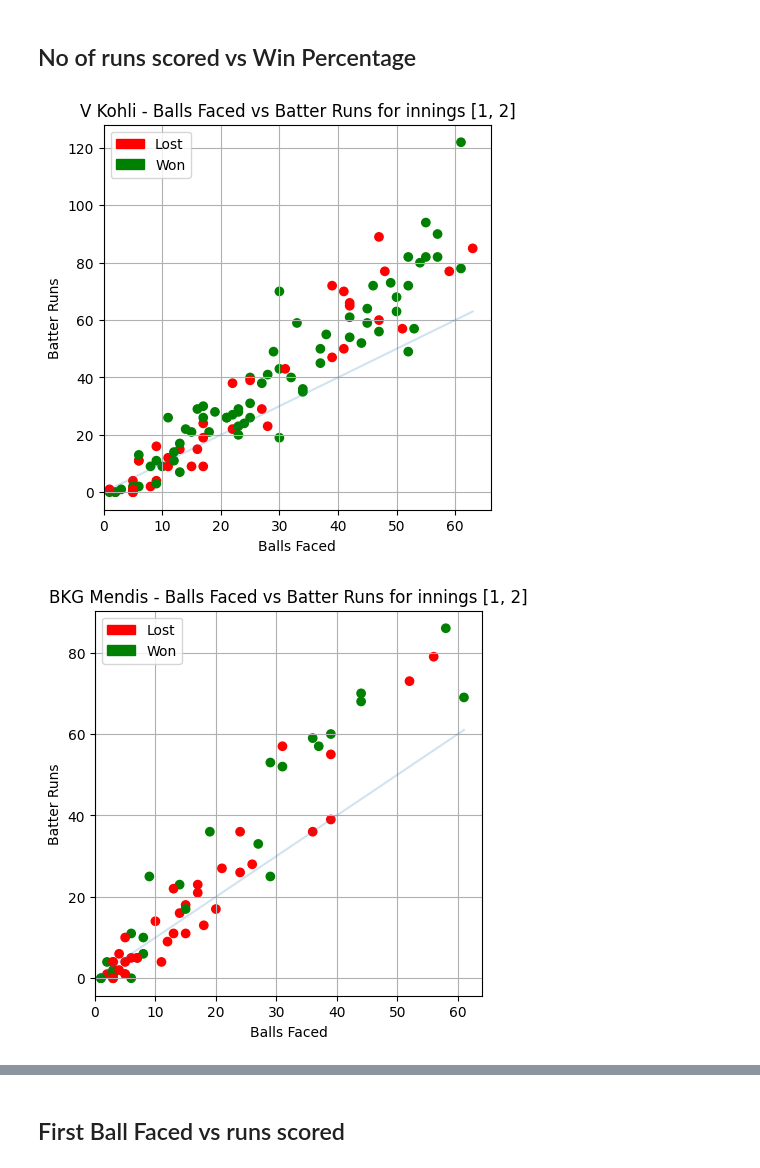
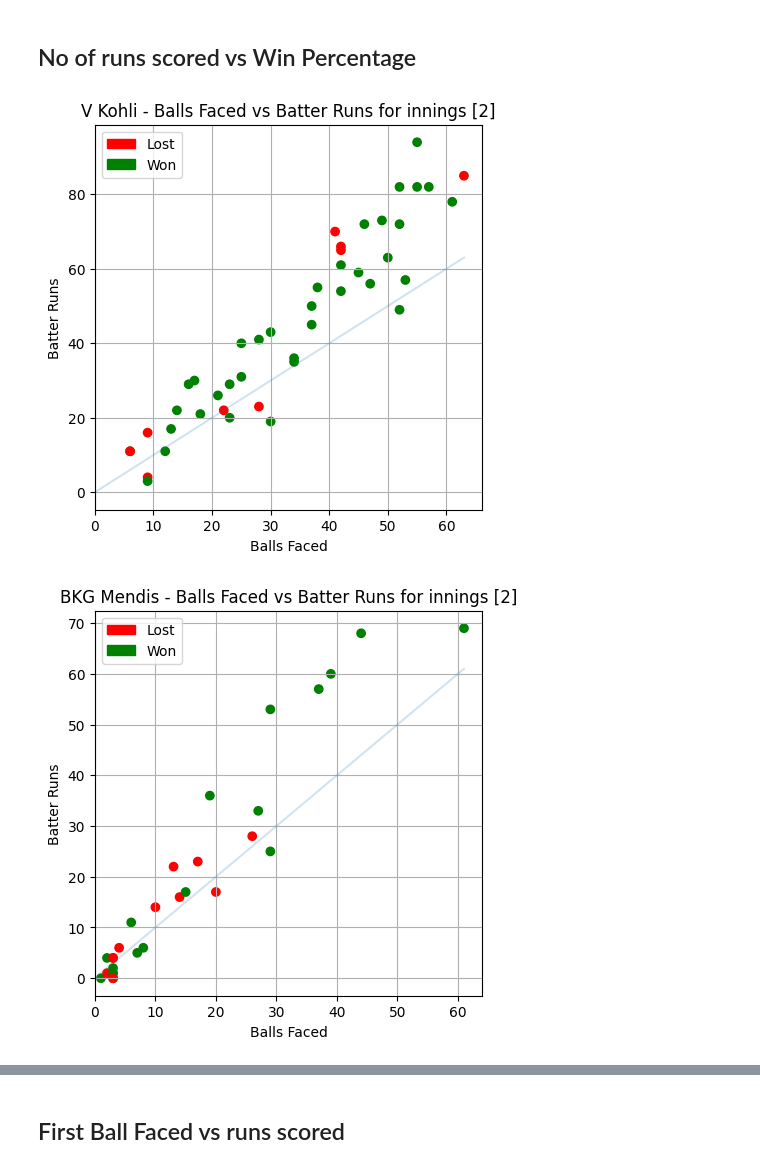
Before and after one commit to 19Kaumini/e19-co544-cricket-analytics-and-prediction, a Jupyter notebook: EDA/PlayerAnalysis.ipynb, the cells around one changed output, grey strips where cells are left out. Cells and saved outputs as stored; diff of their text form; code cells hidden in the pictures.

```diff
--- a/EDA/PlayerAnalysis.ipynb
+++ b/EDA/PlayerAnalysis.ipynb
@@ -140,34 +140,34 @@ def showScatterBallsVRunsForWins(player_name: str, innings: list[int] = [1, 2],
 		player_scores = player_scores[player_scores['wickets_fallen'] == wickets]
 
 	plt.figure(figsize=(5, 5))
 	plt.scatter(player_scores["balls_faced"], +
 				player_scores["batter_runs"],
 				c=['red' if val == 0 else 'green' for val in player_scores['won']],
 
 				)
 
 	# 100 SR Line
 	if not player_scores['balls_faced'].empty:
 		x = np.linspace(0.0, max(player_scores['balls_faced']) , 100)
 		y = x
 		plt.plot(x, y, alpha = 0.2)
 
 	# Add legend with markers and labels
 	red_patch = mpatches.Patch(color='red', label='Lost')
 	green_patch = mpatches.Patch(color='green', label='Won')
 	plt.xlim(xmin=0)
 	plt.axes
 	plt.legend(handles=[red_patch, green_patch])
 	plt.xlabel("Balls Faced")
 	plt.ylabel("Batter Runs")
 	plt.title(f"{player_name} - Balls Faced vs Batter Runs for innings {innings}")
 	plt.grid(True)
 
 	plt.show()
 
-players = ['V Kohli', 'BKG Mendis', 'MS Dhoni', 'P Nissanka', 'KIC Asalanka']
+players = ['V Kohli', 'BKG Mendis', 'MS Dhoni', 'P Nissanka', 'KIC Asalanka', 'PBB Rajapaksa']
 for player in players:
-	showScatterBallsVRunsForWins(player, innings = [1, 2])
+	showScatterBallsVRunsForWins(player, innings = [2])
 # %% [output]
-[figure, old version]
+[figure, new version]
-[figure, old version]
+[figure, new version]
```
Also changed, not shown: parts of 1 cell of this notebook, 3 other files.
